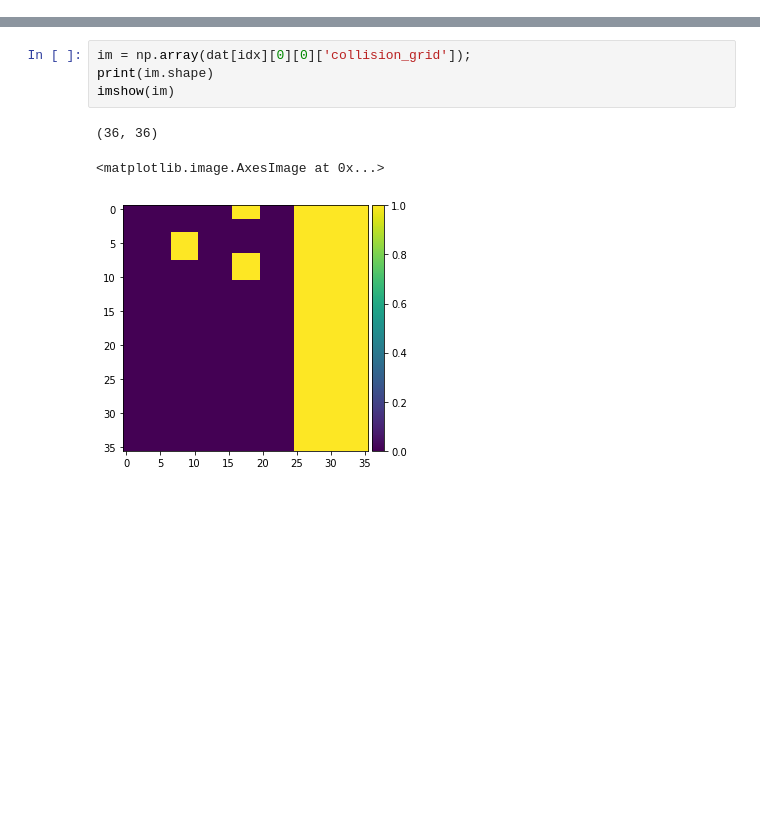
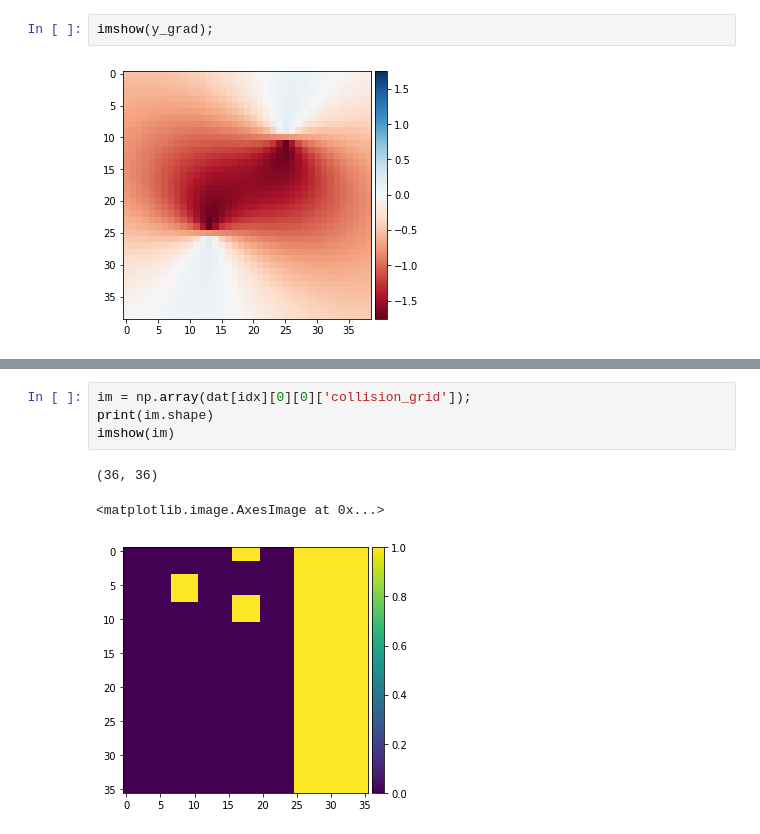
Before and after one commit to minerharry/AI_game_router, a Jupyter notebook: view_training_data.ipynb, the cells around one changed output, grey strips where cells are left out. Cells and saved outputs as stored; diff of their text form; blank space fills up the shorter version.

```diff
--- a/view_training_data.ipynb
+++ b/view_training_data.ipynb
@@ -65,0 +70,4 @@ imshow(im);
+# %%
+imshow(y_grad);
+# %% [output]
+[figure, added]
```
Also changed, not shown: parts of 3 cells of this notebook.
